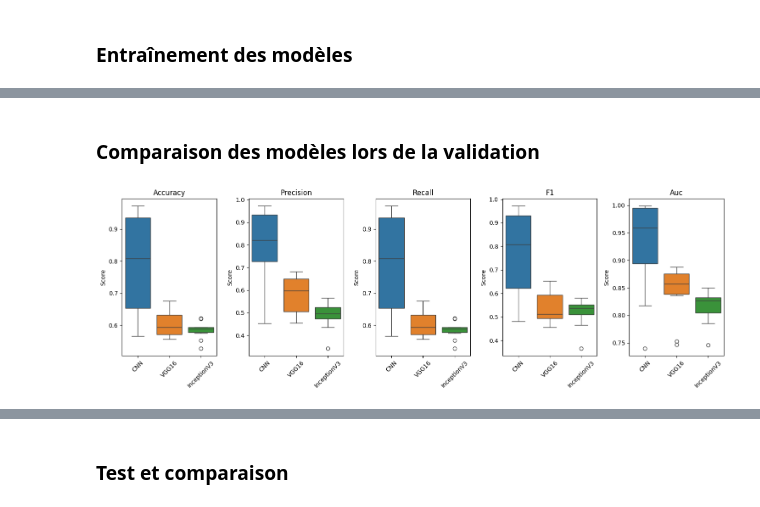
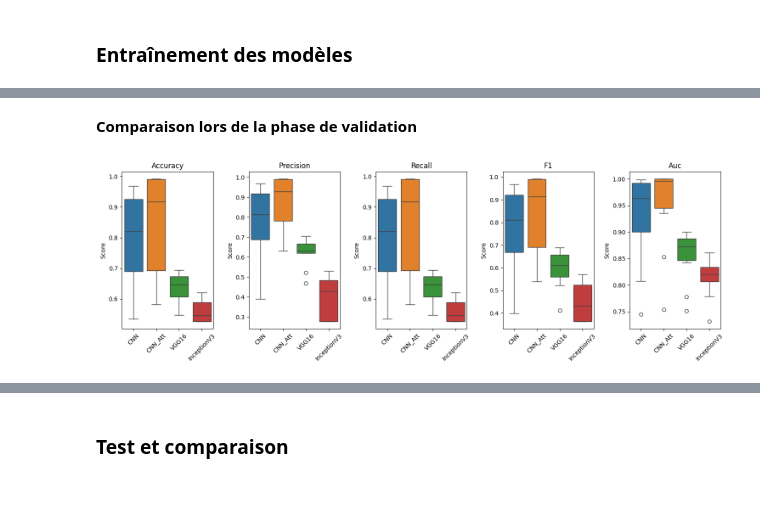
Before and after one commit to skander951/MRI-Based-Dementia-Classification-Using-Deep-Learning, a Jupyter notebook: Classification des IRM cérébrales.ipynb, the cells around one changed output, grey strips where cells are left out. Drawn from its saved outputs; the diff is of its cells as text; code cells hidden in the pictures.

```diff
--- a/Classification des IRM cérébrales.ipynb
+++ b/Classification des IRM cérébrales.ipynb
@@ -267,7 +370,7 @@ def create_inception_model(input_shape, num_classes):
     model = Model(inputs=input_tensor, outputs=predictions)
 
     model.compile(optimizer=Adam(learning_rate=0.001),
-                 loss='categorical_crossentropy',
+                 loss='sparse_categorical_crossentropy',
                  metrics=['accuracy'])
 
     return model
@@ -357,0 +465,5 @@ def train_and_evaluate(model, X_train, y_train, epochs=10):
+# %%
+input_shape = X_train[0].shape
+print("Training CNN model...")
+cnn_model = create_cnn_model(input_shape, len(classes))
+cnn_metrics = train_and_evaluate(cnn_model, X_train, y_train, epochs=10)
@@ -359,8 +516,7 @@ def train_and_evaluate(model, X_train, y_train, epochs=10):
 # Get input shape
 input_shape = X_train[0].shape
 # Create and train CNN model
-print("Training CNN model...")
-cnn_model = create_cnn_model(input_shape, len(classes))
-cnn_model._name = "CNN"
-cnn_metrics = train_and_evaluate(cnn_model, X_train, y_train)
+print("Training CNN_att model...")
+cnn_att_model = create_cnn_with_dual_attention(input_shape, len(classes))
+cnn_att_metrics = train_and_evaluate(cnn_att_model, X_train, y_train, epochs=10)
 # %% [output]
@@ -458,6 +608,6 @@ Epoch 10/10
 print("\nTraining InceptionV3 model...")
 inception_model = create_inception_model(input_shape, len(classes))
 inception_model._name = "InceptionV3"
-inception_metrics = train_and_evaluate(inception_model, X_train, y_train)
+inception_metrics = train_and_evaluate(inception_model, X_train, y_train, epochs=10)
 # %% [output]
 Training InceptionV3 model...
@@ -507,23 +655,24 @@ Epoch 10/10
 # %% [markdown]
-### **Comparaison des modèles lors de la validation**
+**Comparaison lors de la phase de validation**
 # %%
-# Create boxplots for validation metrics comparison
+# Compare les performances des modèles lors de l'entraînement
 metrics_names = ['accuracy', 'precision', 'recall', 'f1', 'auc']
 plt.figure(figsize=(15, 5))
 
 for i, metric in enumerate(metrics_names):
     plt.subplot(1, 5, i+1)
     data = {
         'CNN': cnn_metrics[metric],
+        'CNN_Att': cnn_att_metrics[metric],
         'VGG16': vgg_metrics[metric],
         'InceptionV3': inception_metrics[metric]
     }
     sns.boxplot(data=pd.DataFrame(data))
     plt.title(metric.capitalize())
     plt.ylabel('Score')
     plt.xticks(rotation=45)
 
 plt.tight_layout()
 plt.show()
 # %% [output]
-[figure, old version]
+[figure, new version]
```
Also changed, not shown: parts of 33 cells of this notebook.
